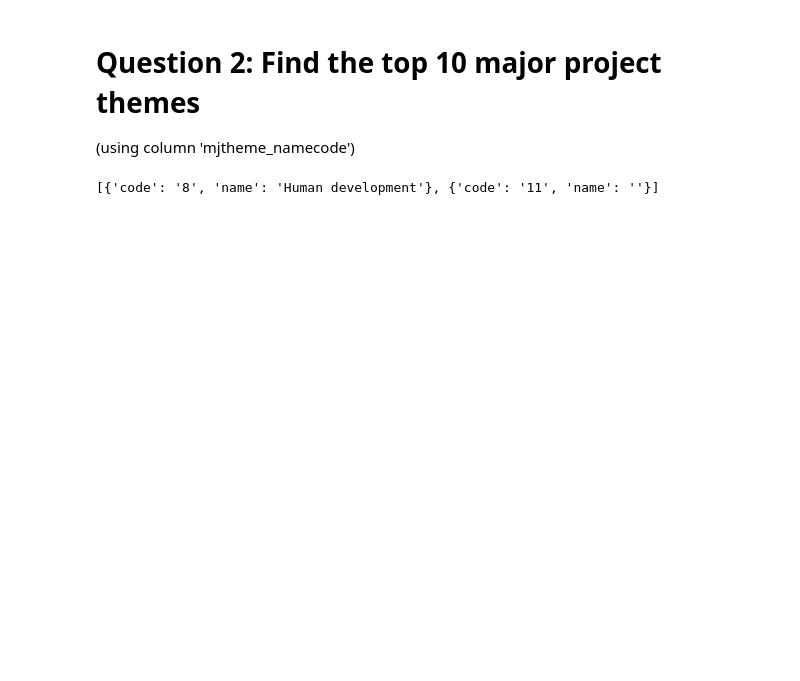
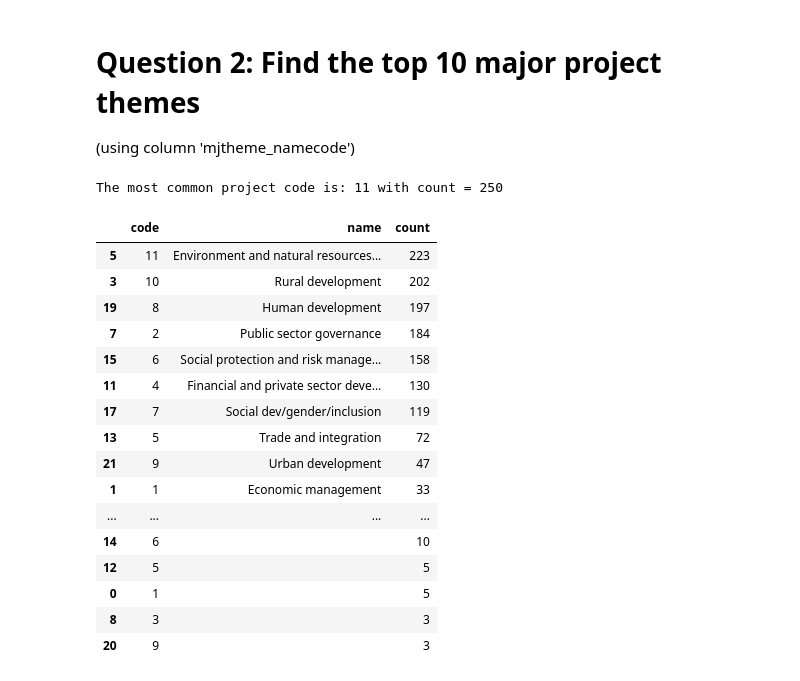
Before and after one commit to alsnkline/Springb, a Jupyter notebook: data_wrangling_json/sliderule_dsi_json_exercise.ipynb, the cells around one changed output. Drawn from its saved outputs; the diff is of its cells as text; code cells hidden in the pictures; blank space fills up the shorter version.

```diff
--- a/data_wrangling_json/sliderule_dsi_json_exercise.ipynb
+++ b/data_wrangling_json/sliderule_dsi_json_exercise.ipynb
@@ -187,9 +153,45 @@ pjts_country.groupby(country_columns).count().sort_values('_id', ascending=False
 # %% [markdown]
 # Question 2: Find the top 10 major project themes
 (using column 'mjtheme_namecode')
-# %%
-# Extracting the desired column
-mjtheme = pjts['mjtheme_namecode']
-mjtheme[0]
-# %% [output]
-[{'code': '8', 'name': 'Human development'}, {'code': '11', 'name': ''}]
+# %%
+# Extracting the desired column from the DataFrame
+mjtheme = pjts['mjtheme_namecode']
+# processing each multi project element for themes
+pjt_theme_list = []
+[pjt_theme_list.extend(r) for r in mjtheme]
+# converting back to dataframe
+pjt_theme_1 = pd.DataFrame(pjt_theme_list)
+# %%
+json_string = json.load((open('data/world_bank_projects.json')))
+# using json_normalize to get the project information directly
+pjt_theme_2 = json_normalize(json_string, 'mjtheme_namecode')
+# %%
+# most common projects from both methods of accessing the json
+mcp_1 = pjt_theme_1['code'].value_counts()
+mcp_2 = pjt_theme_2['code'].value_counts()
+
+assert mcp_1.equals(mcp_2)
+
+print('The most common project code is: {} with count = {}'.format(mcp_1.index[0],mcp_1[0]))
+gr = pjt_theme_2.groupby(['code', 'name']).size()
+gr = pjt_theme_2.groupby(['code', 'name']).size().reset_index().rename(columns={0:'count'})
+gr.sort_values('count', ascending=False)
+# %% [output]
+The most common project code is: 11 with count = 250
+|  | code | name | count |
+| 5 | 11 | Environment and natural resources... | 223 |
+| 3 | 10 | Rural development | 202 |
+| 19 | 8 | Human development | 197 |
+| 7 | 2 | Public sector governance | 184 |
+| 15 | 6 | Social protection and risk manage... | 158 |
+| 11 | 4 | Financial and private sector deve... | 130 |
+| 17 | 7 | Social dev/gender/inclusion | 119 |
+| 13 | 5 | Trade and integration | 72 |
+| 21 | 9 | Urban development | 47 |
+| 1 | 1 | Economic management | 33 |
+| ... | ... | ... | ... |
+| 14 | 6 |  | 10 |
+| 12 | 5 |  | 5 |
+| 0 | 1 |  | 5 |
+| 8 | 3 |  | 3 |
+| 20 | 9 |  | 3 |
```
Also changed, not shown: parts of 12 cells of this notebook.
